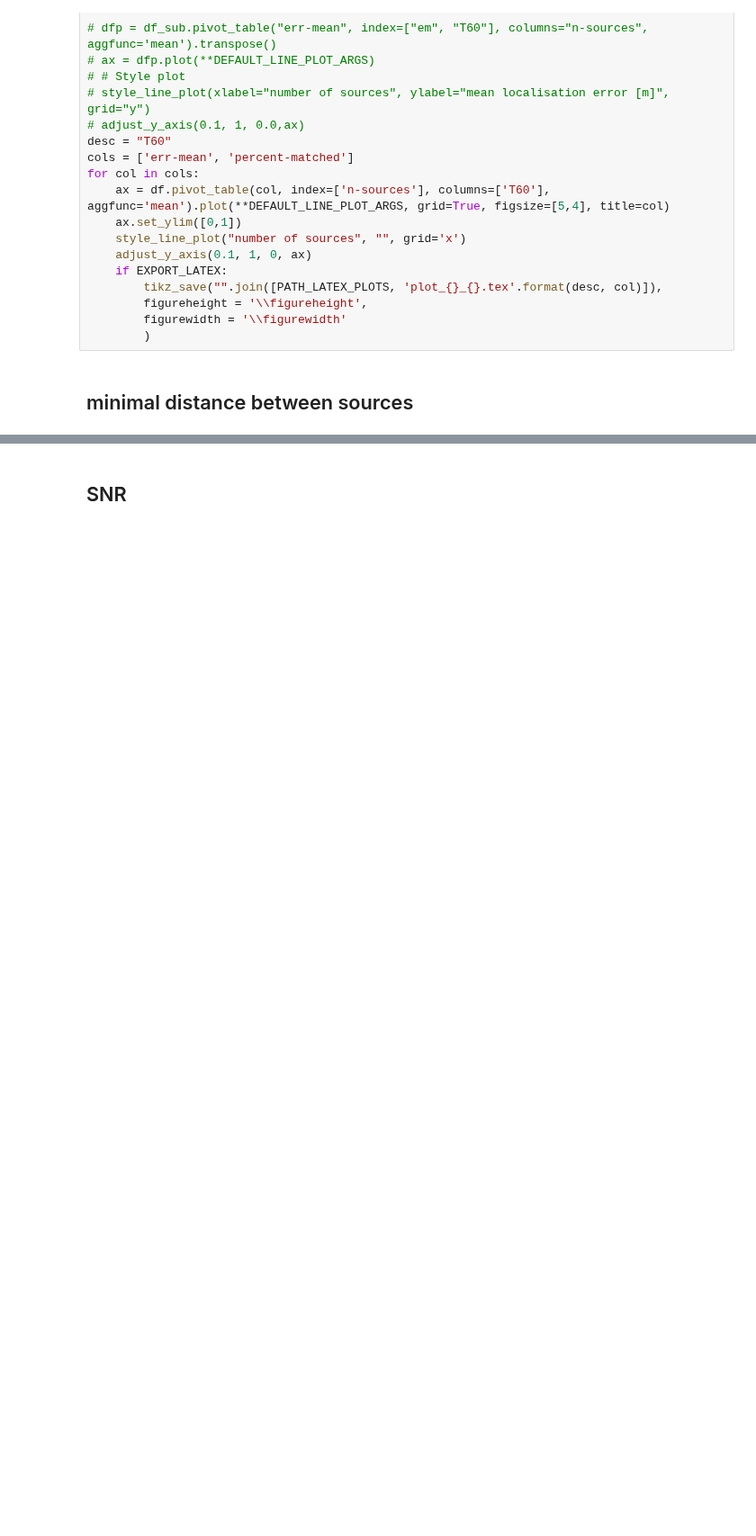
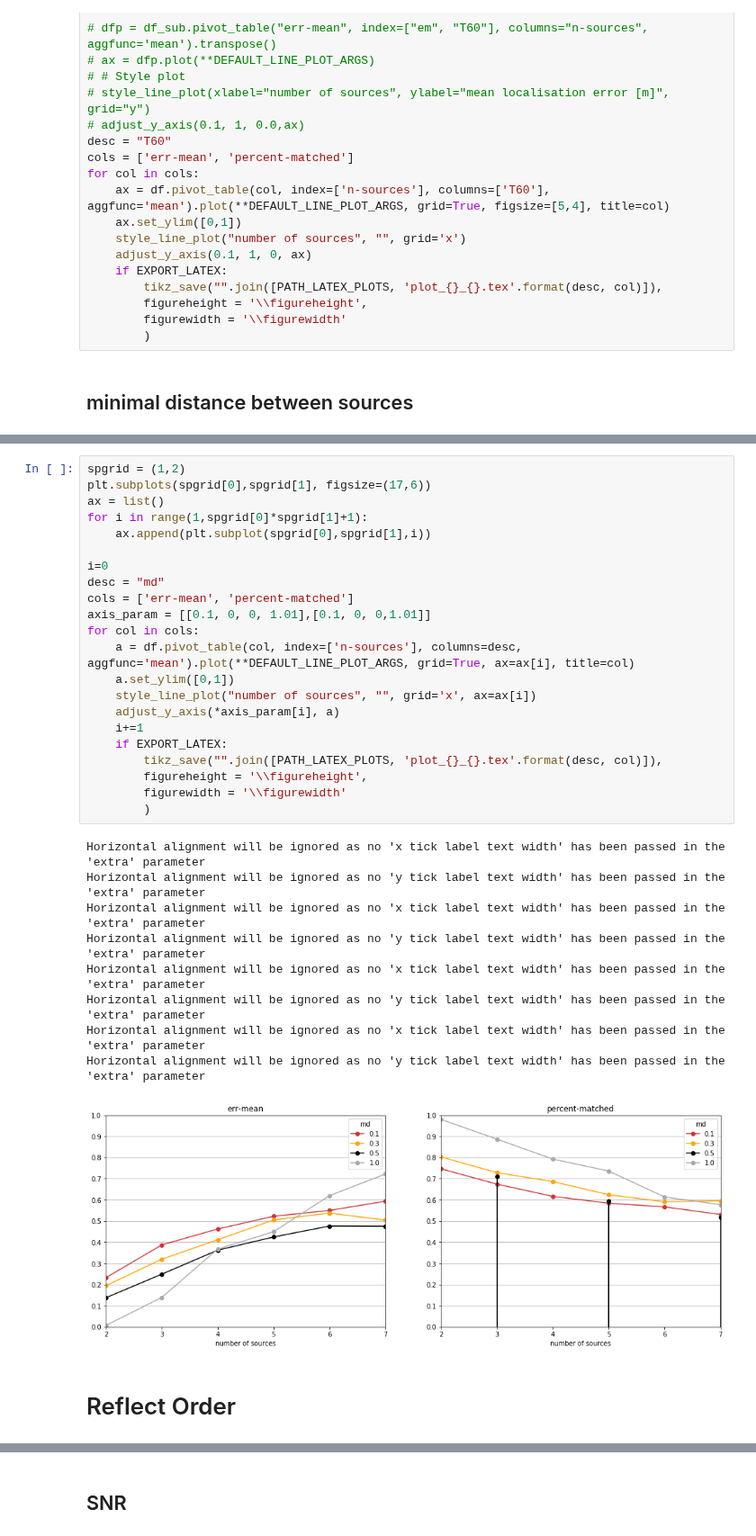
Before and after one commit to jannismain/fau-lnt-source-tracking-code, a Jupyter notebook: python/analysis-mean-err.ipynb, the cells around one changed output, grey strips where cells are left out. Shown at 90% size. Saved outputs shown, nothing was run; the diff lists cells and outputs as text; blank space fills up the shorter version.

```diff
--- a/python/analysis-mean-err.ipynb
+++ b/python/analysis-mean-err.ipynb
@@ -382,0 +430,34 @@ adjust_y_axis(0.1, 1, 0, ax)
+# %%
+spgrid = (1,2)
+plt.subplots(spgrid[0],spgrid[1], figsize=(17,6))
+ax = list()
+for i in range(1,spgrid[0]*spgrid[1]+1):
+    ax.append(plt.subplot(spgrid[0],spgrid[1],i))
+
+i=0
+desc = "md"
+cols = ['err-mean', 'percent-matched']
+axis_param = [[0.1, 0, 0, 1.01],[0.1, 0, 0,1.01]]
+for col in cols:
+    a = df.pivot_table(col, index=['n-sources'], columns=desc, aggfunc='mean').plot(**DEFAULT_LINE_PLOT_ARGS, grid=True, ax=ax[i], title=col)
+    a.set_ylim([0,1])
+    style_line_plot("number of sources", "", grid='x', ax=ax[i])
+    adjust_y_axis(*axis_param[i], a)
+    i+=1
+    if EXPORT_LATEX:
+        tikz_save("".join([PATH_LATEX_PLOTS, 'plot_{}_{}.tex'.format(desc, col)]),
+        figureheight = '\\figureheight',
+        figurewidth = '\\figurewidth'
+        )
+# %% [output]
+Horizontal alignment will be ignored as no 'x tick label text width' has been passed in the 'extra' parameter
+Horizontal alignment will be ignored as no 'y tick label text width' has been passed in the 'extra' parameter
+Horizontal alignment will be ignored as no 'x tick label text width' has been passed in the 'extra' parameter
+Horizontal alignment will be ignored as no 'y tick label text width' has been passed in the 'extra' parameter
+Horizontal alignment will be ignored as no 'x tick label text width' has been passed in the 'extra' parameter
+Horizontal alignment will be ignored as no 'y tick label text width' has been passed in the 'extra' parameter
+Horizontal alignment will be ignored as no 'x tick label text width' has been passed in the 'extra' parameter
+Horizontal alignment will be ignored as no 'y tick label text width' has been passed in the 'extra' parameter
+[figure, added]
+# %% [markdown]
+# Reflect Order
```
Also changed, not shown: parts of 22 cells of this notebook, 2 other files.
